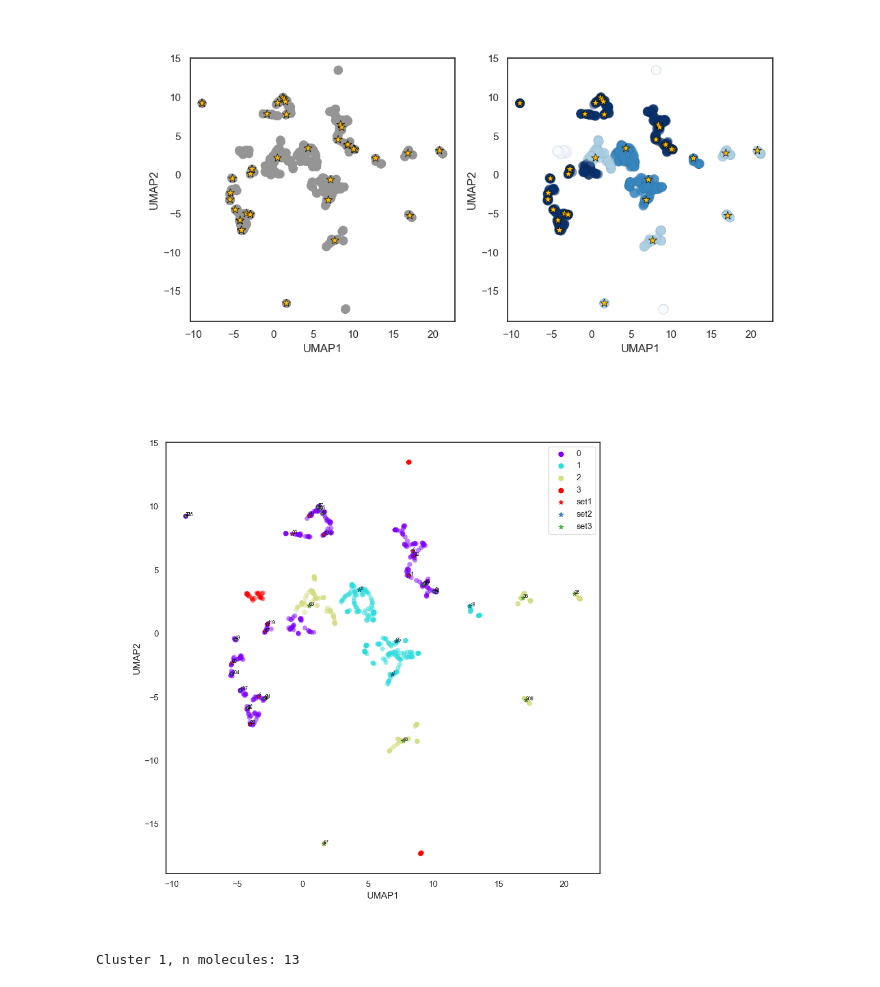
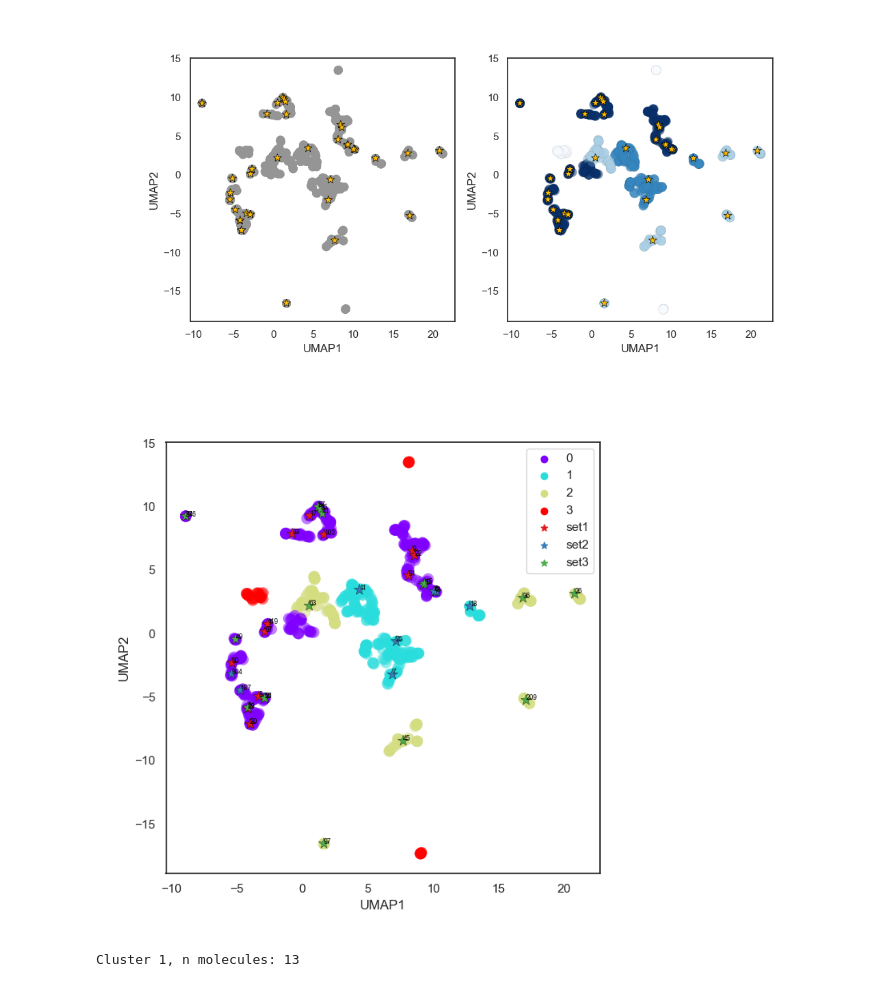
Before and after one commit to Gademann-UZH/Chemical-Space-Generation, a Jupyter notebook: 3_Dim_Reduction & Plotting/Dim_Reduction_and_UMAP_Plotting.ipynb, the cells around one changed output. Cells and saved outputs as stored; diff of their text form; code cells hidden in the pictures.

```diff
--- a/3_Dim_Reduction & Plotting/Dim_Reduction_and_UMAP_Plotting.ipynb
+++ b/3_Dim_Reduction & Plotting/Dim_Reduction_and_UMAP_Plotting.ipynb
@@ -320,29 +323,29 @@ ax2.get_legend().remove()
 # %%
 # This shows again the chemical space and all "scope" substrates, however, it also shows to which scope they belong and their index.
 
-fig = plt.figure(figsize=(10, 10))
+fig = plt.figure(figsize=(7, 7))
 
 lowest_cat_for_clusters = [3] * NCLS
 
 for i, value in enumerate(data[0]):
     plt.text(x=value[0], y=value[1], s=str(data[2][i]), fontdict=dict(color="black", size=6))
 
 for i, value in enumerate(opt_embedding):
     for index, key in enumerate(index_groups.keys()):
         for entry in index_groups[key]:
             if i == entry:
                 if index < lowest_cat_for_clusters[cls[i]-1]:
                     lowest_cat_for_clusters[cls[i]-1] = index
 
 grp = []
 for i, value in enumerate(cls):
     grp.append(lowest_cat_for_clusters[value-1])
 
-fig = sns.scatterplot(data = opt_e, x = "UMAP1", y = "UMAP2", s = 35, alpha = 0.5, linewidth = 0.25, edgecolor = 'face', palette = "rainbow", hue=grp)
-fig = sns.scatterplot(data=coords, x = "UMAP1", y = "UMAP2", s = 35, alpha = 1, linewidth = 0.25, edgecolor = 'black', palette = "Set1", markers=markers, style=groups, hue=groups)
+fig = sns.scatterplot(data = opt_e, x = "UMAP1", y = "UMAP2", s = 100, alpha = 0.5, linewidth = 0.25, edgecolor = 'face', palette = "rainbow", hue=grp)
+fig = sns.scatterplot(data=coords, x = "UMAP1", y = "UMAP2", s = 100, alpha = 1, linewidth = 0.25, edgecolor = 'black', palette = "Set1", markers=markers, style=groups, hue=groups)
 #fig.get_legend().remove()
 # %% [output]
-[figure, old version]
+[figure, new version]
 # %%
 # We use RDkit to generate Mol files from the inchis we saved at the very beginning. These we can then use to draw examples from each cluster, or even whoole clusters. For this n_per_cluster can be changed.
 
```
Also changed, not shown: parts of 4 cells of this notebook, 1 other file.
